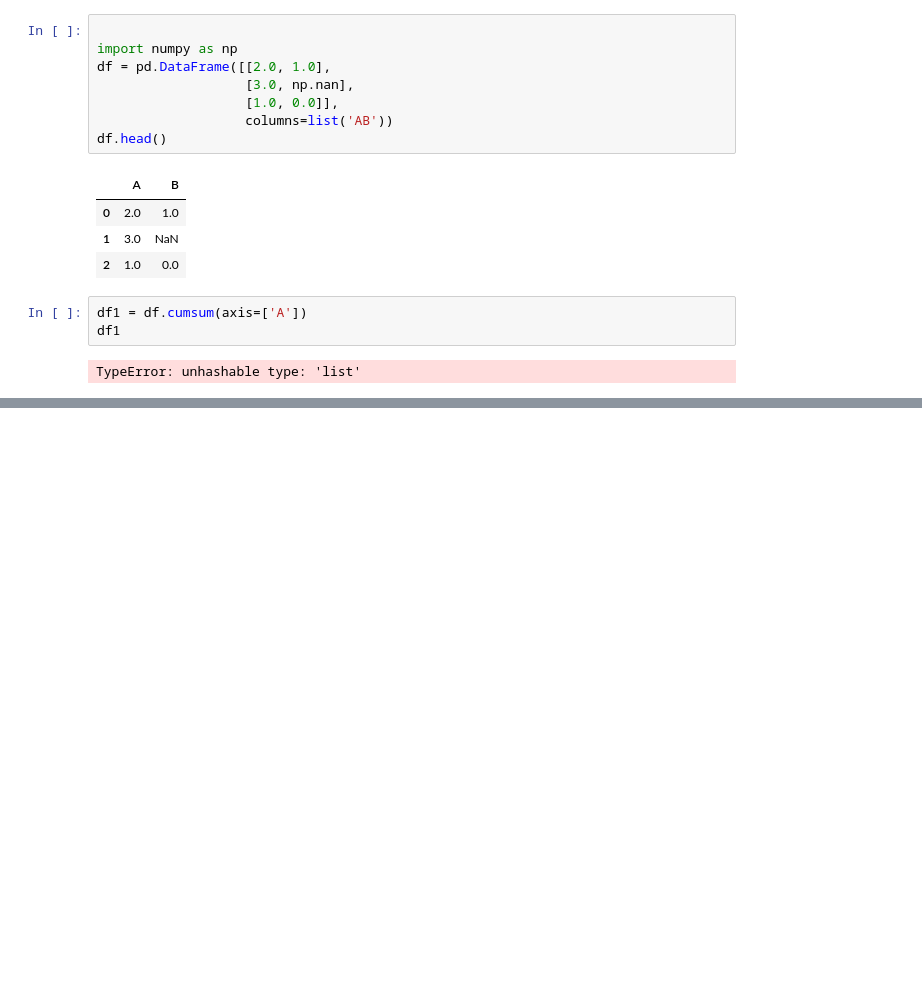
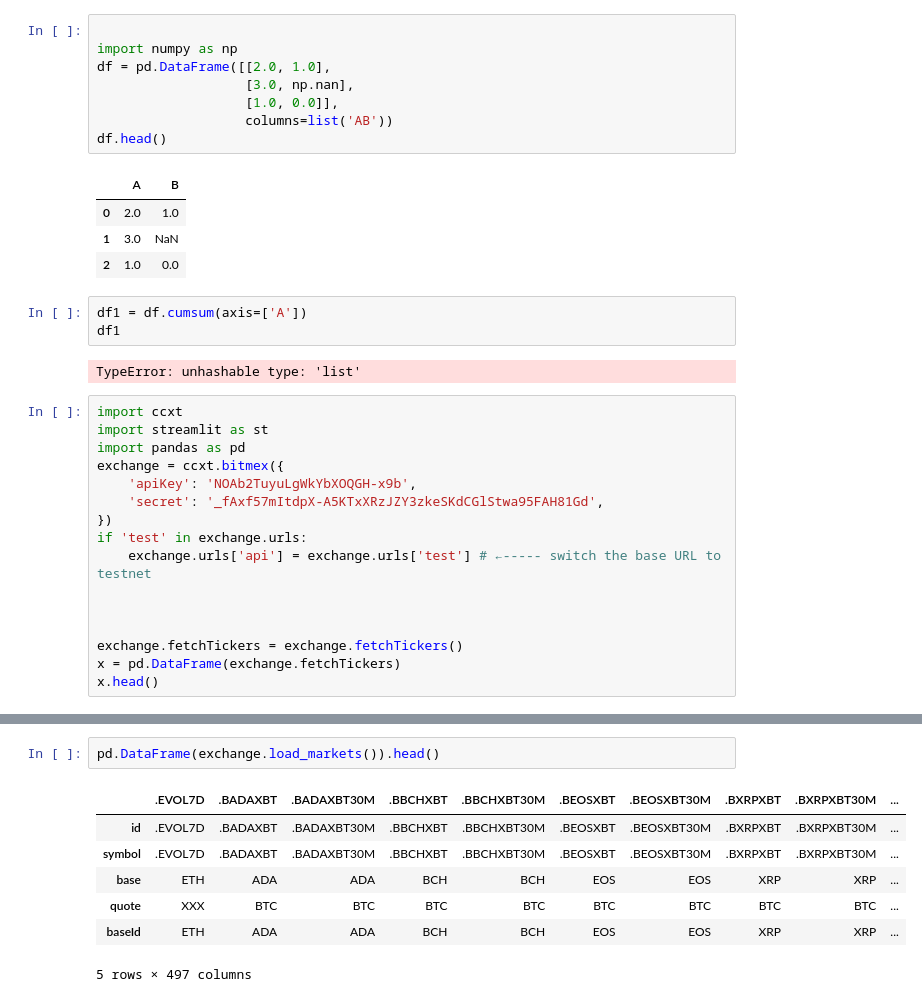
Before and after one commit to massnomis/21, a Jupyter notebook: test.ipynb, the cells around one changed output, grey strips where cells are left out. Drawn from its saved outputs; the diff is of its cells as text; blank space fills up the shorter version.

```diff
--- a/test.ipynb
+++ b/test.ipynb
@@ -27,3 +27,19 @@ df1 = df.cumsum(axis=['A'])
 df1
 # %% [output]
 TypeError: unhashable type: 'list'
+# %%
+import ccxt
+import streamlit as st
+import pandas as pd
+exchange = ccxt.bitmex({
+    'apiKey': 'NOAb2TuyuLgWkYbXOQGH-x9b',
+    'secret': '_fAxf57mItdpX-A5KTxXRzJZY3zkeSKdCGlStwa95FAH81Gd',
+})
+if 'test' in exchange.urls:
+    exchange.urls['api'] = exchange.urls['test'] # ←----- switch the base URL to testnet
+
+
+
+exchange.fetchTickers = exchange.fetchTickers()
+x = pd.DataFrame(exchange.fetchTickers)
+x.head()
@@ -29,0 +54,10 @@ TypeError: unhashable type: 'list'
+# %%
+pd.DataFrame(exchange.load_markets()).head()
+# %% [output]
+|  | .EVOL7D | .BADAXBT | .BADAXBT30M | .BBCHXBT | .BBCHXBT30M | .BEOSXBT | .BEOSXBT30M | .BXRPXBT | .BXRPXBT30M | ... |
+| id | .EVOL7D | .BADAXBT | .BADAXBT30M | .BBCHXBT | .BBCHXBT30M | .BEOSXBT | .BEOSXBT30M | .BXRPXBT | .BXRPXBT30M | ... |
+| symbol | .EVOL7D | .BADAXBT | .BADAXBT30M | .BBCHXBT | .BBCHXBT30M | .BEOSXBT | .BEOSXBT30M | .BXRPXBT | .BXRPXBT30M | ... |
+| base | ETH | ADA | ADA | BCH | BCH | EOS | EOS | XRP | XRP | ... |
+| quote | XXX | BTC | BTC | BTC | BTC | BTC | BTC | BTC | BTC | ... |
+| baseId | ETH | ADA | ADA | BCH | BCH | EOS | EOS | XRP | XRP | ... |
+5 rows × 497 columns
```
Also changed, not shown: parts of 4 cells of this notebook, 1 other file.
